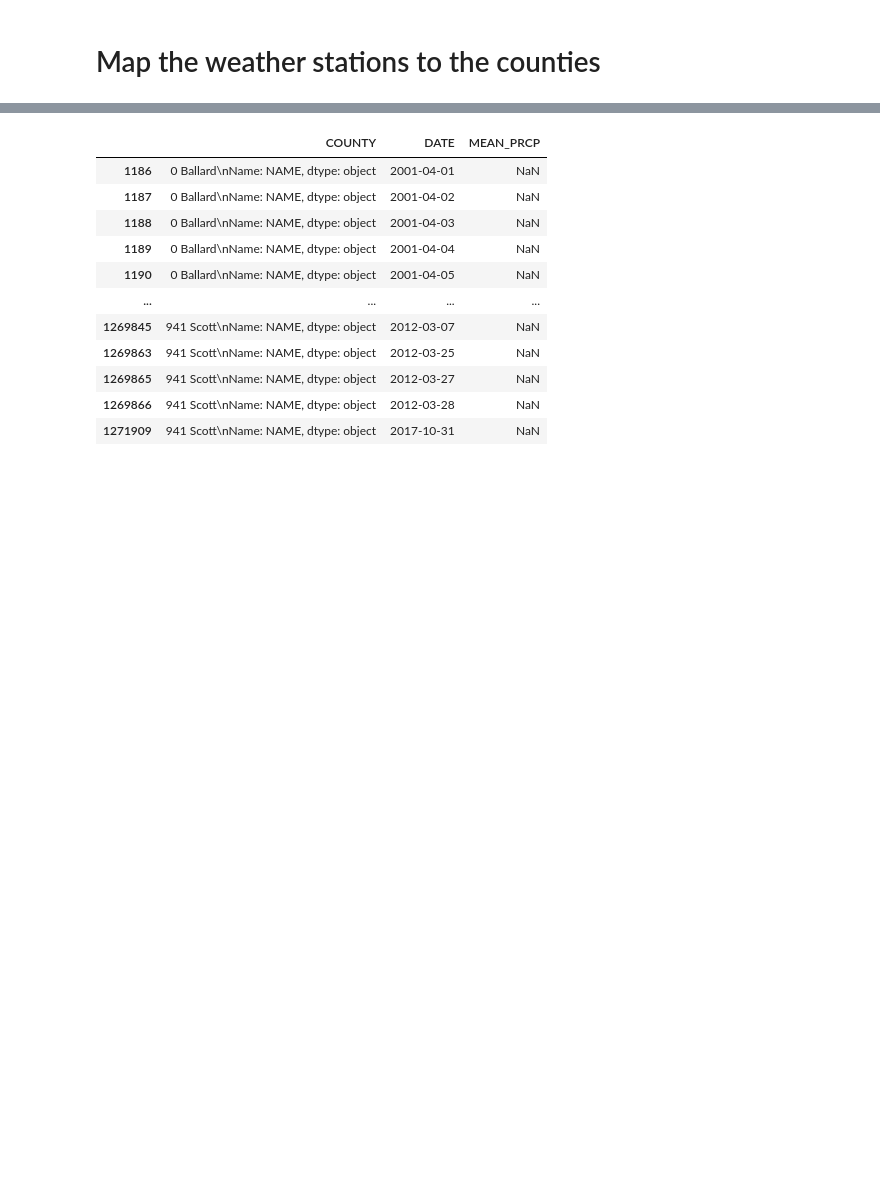
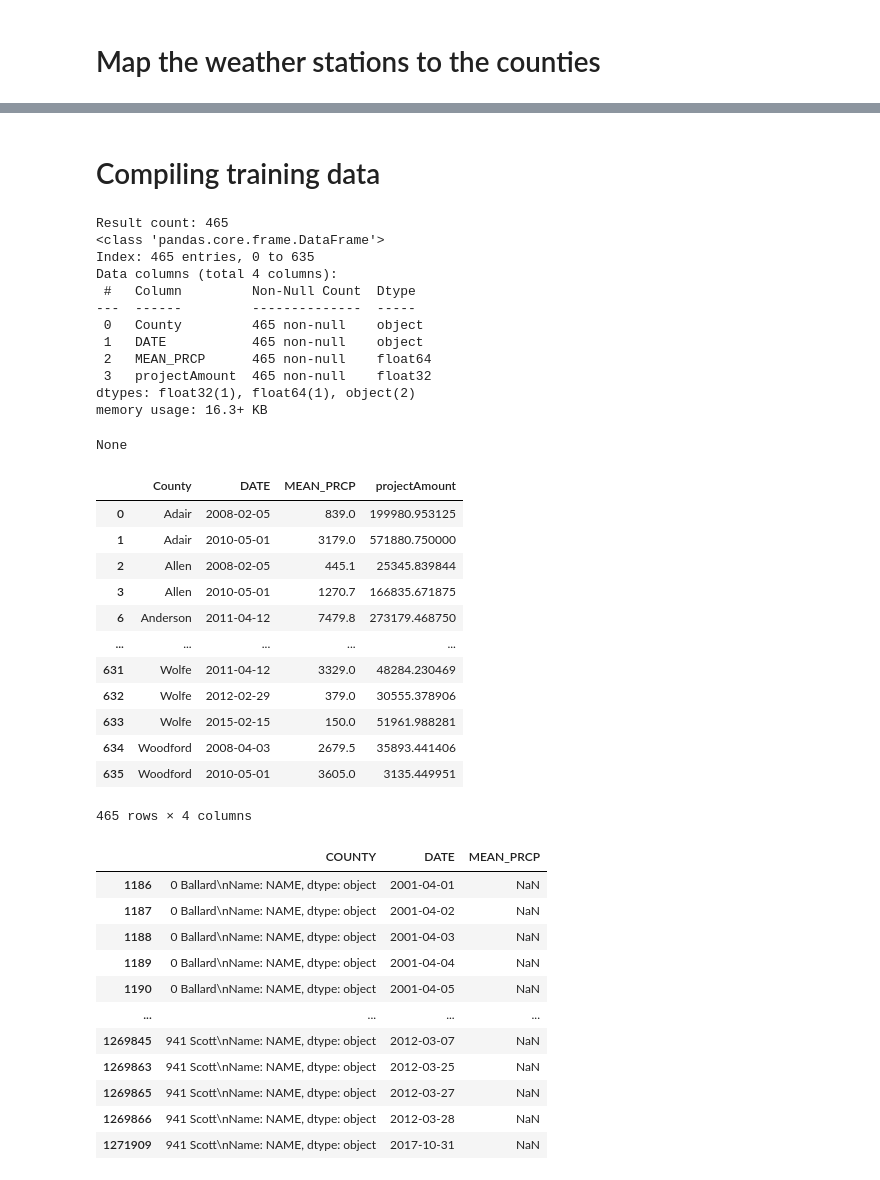
Before and after one commit to shawnericksen/Kentucky-Disaster-Road-Damages, a Jupyter notebook: main.ipynb, the cells around one changed output, grey strips where cells are left out. Saved outputs shown, nothing was run; the diff lists cells and outputs as text; code cells hidden in the pictures; blank space fills up the shorter version.

```diff
--- a/main.ipynb
+++ b/main.ipynb
@@ -496,3 +539,54 @@ None
+# %% [markdown]
+# Compiling training data
+# %%
+disaster_with_precip['projectAmount'] = disaster_with_precip['projectAmount'].fillna(0.0)
+
+# Uncomment only for testing purposes
+# disaster_with_precip = disaster_with_precip[disaster_with_precip['projectAmount'] > 0.0]
+# disaster_with_precip = disaster_with_precip[disaster_with_precip['MEAN_PRCP'] == 0.0]
+
+Training_output = disaster_with_precip.groupby(
+    ['County', 'DATE', 'MEAN_PRCP']
+)['projectAmount'].sum().reset_index()
+
+# Keep only the specified 4 columns (dropping the rest)
+Training_output = Training_output[['County', 'DATE', 'MEAN_PRCP', 'projectAmount']]
+
+# Exclude rows where MEAN_PRCP is 0.0 and projectAmount > 0.0
+Training_output = Training_output[
+    ~((Training_output['MEAN_PRCP'] == 0.0) & (Training_output['projectAmount'] > 0.0))
+]
+
+print("Result count:", len(Training_output))
+display(Training_output.info())
+display(Training_output.head(1000))
+# %% [output]
+Result count: 465
+<class 'pandas.core.frame.DataFrame'>
+Index: 465 entries, 0 to 635
+Data columns (total 4 columns):
+ #   Column         Non-Null Count  Dtype
+---  ------         --------------  -----
+ 0   County         465 non-null    object
+ 1   DATE           465 non-null    object
+ 2   MEAN_PRCP      465 non-null    float64
+ 3   projectAmount  465 non-null    float32
+dtypes: float32(1), float64(1), object(2)
+memory usage: 16.3+ KB
+None
+|  | County | DATE | MEAN_PRCP | projectAmount |
+| 0 | Adair | 2008-02-05 | 839.0 | 199980.953125 |
+| 1 | Adair | 2010-05-01 | 3179.0 | 571880.750000 |
+| 2 | Allen | 2008-02-05 | 445.1 | 25345.839844 |
+| 3 | Allen | 2010-05-01 | 1270.7 | 166835.671875 |
+| 6 | Anderson | 2011-04-12 | 7479.8 | 273179.468750 |
+| ... | ... | ... | ... | ... |
+| 631 | Wolfe | 2011-04-12 | 3329.0 | 48284.230469 |
+| 632 | Wolfe | 2012-02-29 | 379.0 | 30555.378906 |
+| 633 | Wolfe | 2015-02-15 | 150.0 | 51961.988281 |
+| 634 | Woodford | 2008-04-03 | 2679.5 | 35893.441406 |
+| 635 | Woodford | 2010-05-01 | 3605.0 | 3135.449951 |
+465 rows × 4 columns
 # %%
 # Aggregate By County and Day
 prcp_by_county = weather_df_with_county.groupby(['COUNTY','DATE'])['PRCP'].mean().reset_index()
```
Also changed, not shown: parts of 9 cells of this notebook.
